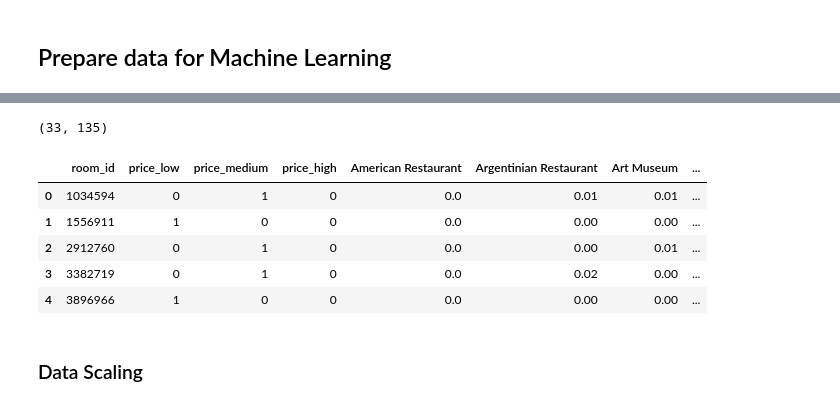
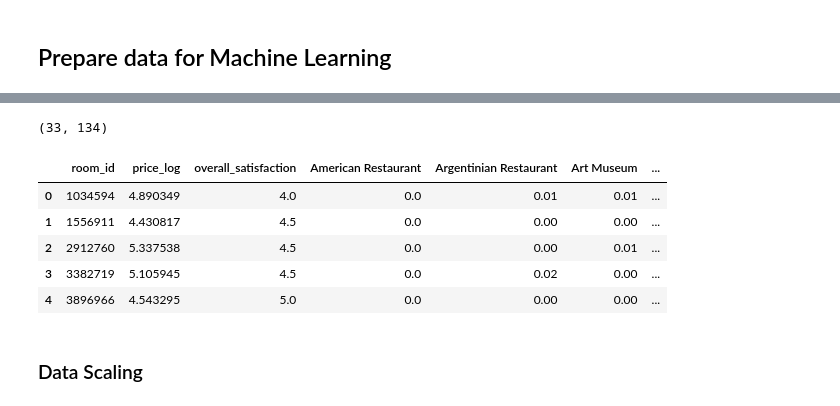
Before and after one commit to georchat/airbnb-listings-recommender, a Jupyter notebook: DP0701EN-Capstone-Project-Notebook.ipynb, the cells around one changed output, grey strips where cells are left out. Cells and saved outputs as stored; diff of their text form; code cells hidden in the pictures.

```diff
--- a/DP0701EN-Capstone-Project-Notebook.ipynb
+++ b/DP0701EN-Capstone-Project-Notebook.ipynb
@@ -336,0 +337,2 @@ plt.show()
+# %%
+zurich_data['price_log'] = zurich_data['price'].apply(lambda x: np.sign(x) * np.log(1 + np.abs(x)))
@@ -337,8 +344,19 @@ plt.show()
 # %% [markdown]
 Drop redundant features from the Airbnb dataset
 # %%
-features_to_drop=['reviews', 'overall_satisfaction','accommodates', 'bedrooms', 'bathrooms', 'price', 'minstay', 'last_modified', 'price_per_room',
-                  'survey_id', 'host_id','country', 'city', 'location']
+features_to_drop=['reviews',
+                  'accommodates',
+                  'bedrooms',
+                  'bathrooms',
+                  'price',
+                  'minstay',
+                  'last_modified',
+                  'survey_id',
+                  'host_id',
+                  'country',
+                  'city',
+                  'location',
+                  'price']
 zurich_data.drop(features_to_drop, axis=1, inplace=True)
 # %%
 zurich_data.head()
@@ -372,9 +390,9 @@ import folium
 map_zurich = folium.Map(location=[latitude, longitude], zoom_start=12)
 
 # add markers to map
-for lat, lng, neighborhood, room_type in zip(zurich_data['latitude'], zurich_data['longitude'],
-                                 zurich_data['neighborhood'], zurich_data['room_type']):
-    label = '{}, {}'.format(neighborhood, room_type)
+for lat, lng, neighborhood, room_type, score in zip(zurich_data['latitude'], zurich_data['longitude'],
+                                 zurich_data['neighborhood'], zurich_data['room_type'], zurich_data['overall_satisfaction']):
+    label = '{}, {}, satisfaction: {}'.format(neighborhood, room_type, score)
     label = folium.Popup(label, parse_html=True)
     folium.CircleMarker(
         [lat, lng],
@@ -446,9 +465,9 @@ The geograpical coordinates of Zurich City are 47.3723941, 8.5423328.
 map_zurich = folium.Map(location=[latitude, longitude], zoom_start=13)
 
 # add markers to map
-for lat, lng, room_id, neighborhood, room_type in zip(zurich_filtered['latitude'], zurich_filtered['longitude'], zurich_filtered['room_id'],
-                                 zurich_filtered['neighborhood'], zurich_filtered['room_type']):
-    label = '{}, {}, {}'.format(room_id, neighborhood, room_type)
+for lat, lng, room_id, neighborhood, room_type, score in zip(zurich_filtered['latitude'], zurich_filtered['longitude'], zurich_filtered['room_id'],
+                                 zurich_filtered['neighborhood'], zurich_filtered['room_type'], zurich_filtered['overall_satisfaction']):
+    label = '{}, {}, satisfaction: {}'.format(neighborhood, room_type, score)
     label = folium.Popup(label, parse_html=True)
     folium.CircleMarker(
         [lat, lng],
@@ -792,15 +821,15 @@ zurich_price_onehot.head()
 # %%
-zurich_grp = zurich_price_onehot.merge(zurich_venue_grp, on='room_id')
+zurich_grp = zurich_filtered[['room_id','price_log', 'overall_satisfaction']].merge(zurich_venue_grp, on='room_id')
 print(zurich_grp.shape)
 zurich_grp.head()
 # %% [output]
-(33, 135)
+(33, 134)
-|  | room_id | price_low | price_medium | price_high | American Restaurant | Argentinian Restaurant | Art Museum | ... |
-| 0 | 1034594 | 0 | 1 | 0 | 0.0 | 0.01 | 0.01 | ... |
-| 1 | 1556911 | 1 | 0 | 0 | 0.0 | 0.00 | 0.00 | ... |
-| 2 | 2912760 | 0 | 1 | 0 | 0.0 | 0.00 | 0.01 | ... |
-| 3 | 3382719 | 0 | 1 | 0 | 0.0 | 0.02 | 0.00 | ... |
-| 4 | 3896966 | 1 | 0 | 0 | 0.0 | 0.00 | 0.00 | ... |
+|  | room_id | price_log | overall_satisfaction | American Restaurant | Argentinian Restaurant | Art Museum | ... |
+| 0 | 1034594 | 4.890349 | 4.0 | 0.0 | 0.01 | 0.01 | ... |
+| 1 | 1556911 | 4.430817 | 4.5 | 0.0 | 0.00 | 0.00 | ... |
+| 2 | 2912760 | 5.337538 | 4.5 | 0.0 | 0.00 | 0.01 | ... |
+| 3 | 3382719 | 5.105945 | 4.5 | 0.0 | 0.02 | 0.00 | ... |
+| 4 | 3896966 | 4.543295 | 5.0 | 0.0 | 0.00 | 0.00 | ... |
 # %% [markdown]
 ### Data Scaling
 # %% [markdown]
```
Also changed, not shown: parts of 43 cells of this notebook.
